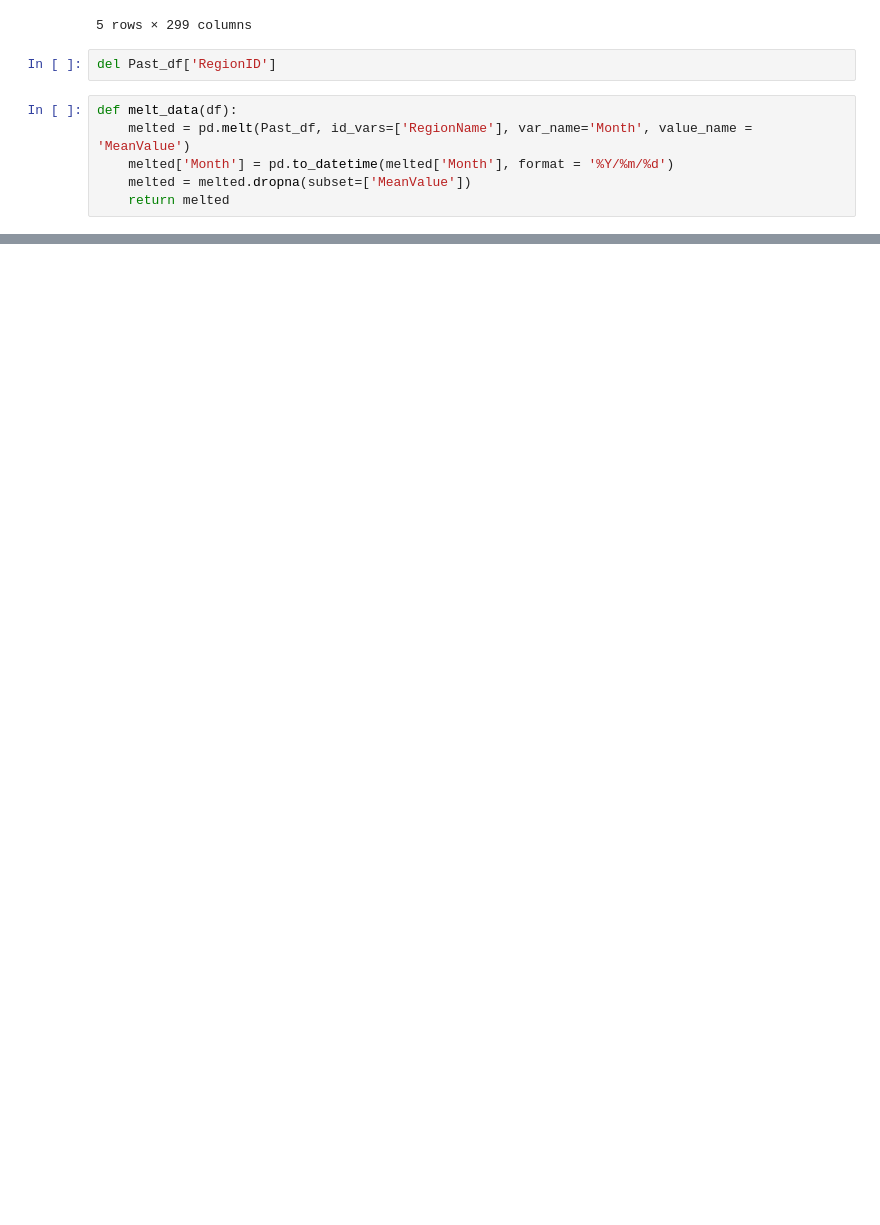
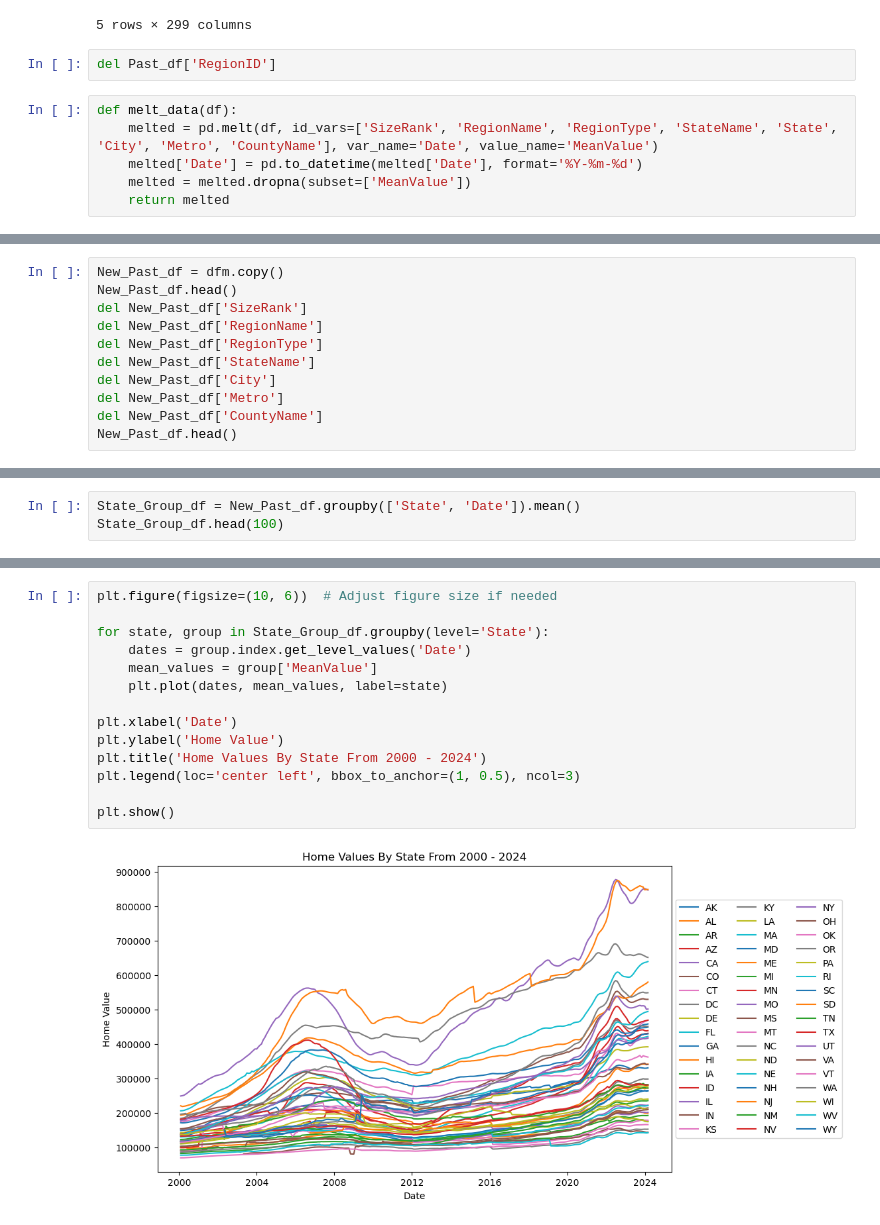
Before and after one commit to cdmoseley/Housing_Zillow, a Jupyter notebook: Housing_Zillow.ipynb, the cells around one changed output, grey strips where cells are left out. Drawn from its saved outputs; the diff is of its cells as text; blank space fills up the shorter version.

```diff
--- a/Housing_Zillow.ipynb
+++ b/Housing_Zillow.ipynb
@@ -66,8 +66,8 @@ Past_df.head()
 del Past_df['RegionID']
 # %%
 def melt_data(df):
-    melted = pd.melt(Past_df, id_vars=['RegionName'], var_name='Month', value_name = 'MeanValue')
-    melted['Month'] = pd.to_datetime(melted['Month'], format = '%Y/%m/%d')
+    melted = pd.melt(df, id_vars=['SizeRank', 'RegionName', 'RegionType', 'StateName', 'State', 'City', 'Metro', 'CountyName'], var_name='Date', value_name='MeanValue')
+    melted['Date'] = pd.to_datetime(melted['Date'], format='%Y-%m-%d')
     melted = melted.dropna(subset=['MeanValue'])
     return melted
 # %%
@@ -137,0 +83,11 @@ ValueError: Could not interpret value `Date` for parameter `x`
+# %%
+New_Past_df = dfm.copy()
+New_Past_df.head()
+del New_Past_df['SizeRank']
+del New_Past_df['RegionName']
+del New_Past_df['RegionType']
+del New_Past_df['StateName']
+del New_Past_df['City']
+del New_Past_df['Metro']
+del New_Past_df['CountyName']
+New_Past_df.head()
@@ -137,0 +101,3 @@ ValueError: Could not interpret value `Date` for parameter `x`
+# %%
+State_Group_df = New_Past_df.groupby(['State', 'Date']).mean()
+State_Group_df.head(100)
@@ -137,0 +119,16 @@ ValueError: Could not interpret value `Date` for parameter `x`
+# %%
+plt.figure(figsize=(10, 6))  # Adjust figure size if needed
+
+for state, group in State_Group_df.groupby(level='State'):
+    dates = group.index.get_level_values('Date')
+    mean_values = group['MeanValue']
+    plt.plot(dates, mean_values, label=state)
+
+plt.xlabel('Date')
+plt.ylabel('Home Value')
+plt.title('Home Values By State From 2000 - 2024')
+plt.legend(loc='center left', bbox_to_anchor=(1, 0.5), ncol=3)
+
+plt.show()
+# %% [output]
+[figure, added]
```
Also changed, not shown: parts of 22 cells of this notebook.
